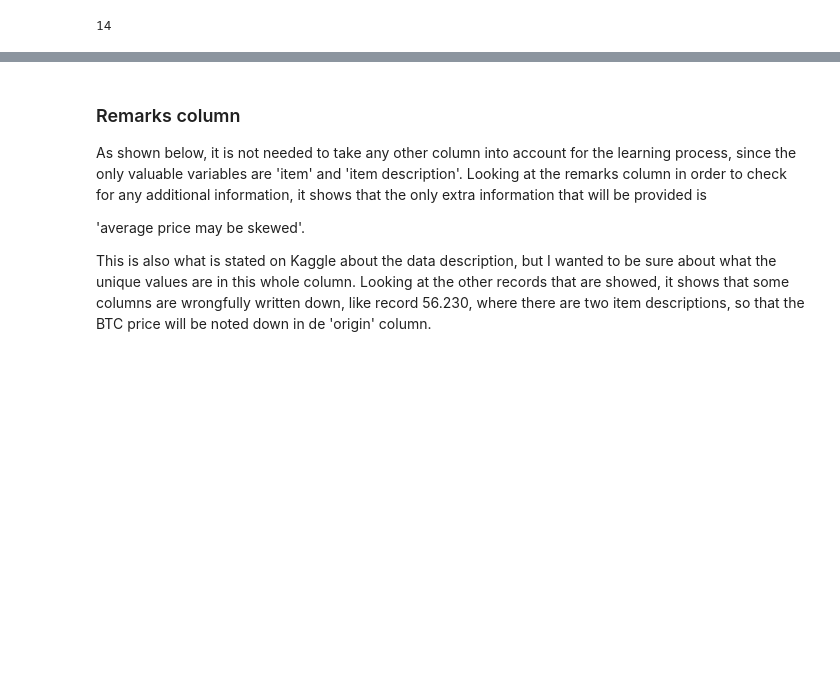
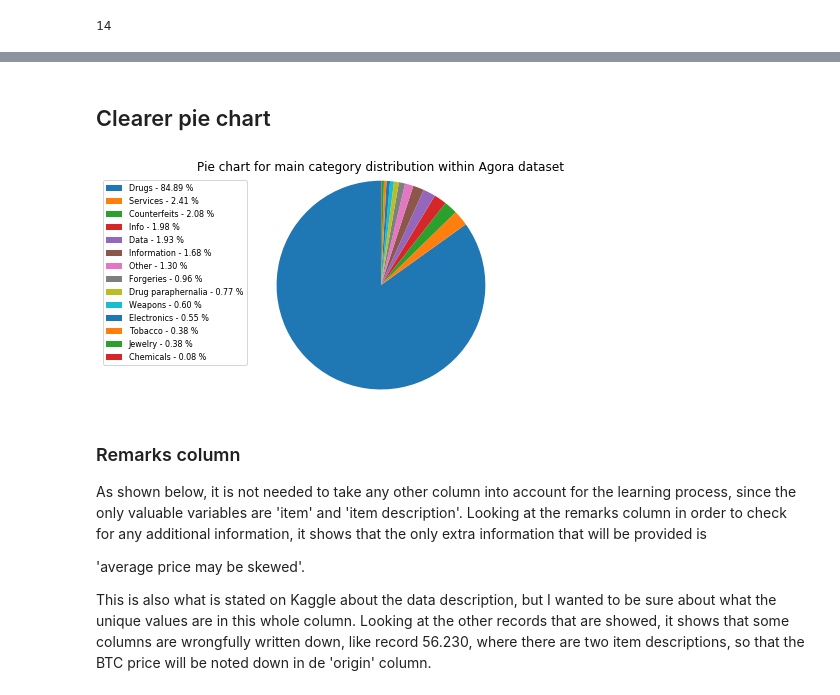
Before and after one commit to mmhverheijden/portfolio_THUAS, a Jupyter notebook: notebooks/Agora_Data_Exploration.ipynb, the cells around one changed output, grey strips where cells are left out. Cells and saved outputs as stored; diff of their text form; code cells hidden in the pictures; blank space fills up the shorter version.

```diff
--- a/notebooks/Agora_Data_Exploration.ipynb
+++ b/notebooks/Agora_Data_Exploration.ipynb
@@ -126,3 +139,24 @@ cats.nunique()
+# %% [markdown]
+## Clearer pie chart
+# %%
+x = np.char.array(['Drugs','Services','Counterfeits','Info','Data','Information','Other',
+                   'Forgeries','Drug paraphernalia','Weapons','Electronics','Tobacco','Jewelry','Chemicals'])
+y = np.array(catunique.value_counts()[catunique.value_counts() > 5])
+percent = 100.*y/y.sum()
+
+patches, texts = plt.pie(y, startangle=90, radius=1.2)
+labels = ['{0} - {1:1.2f} %'.format(i,j) for i,j in zip(x, percent)]
+
+sort_legend = True
+if sort_legend:
+    patches, labels, dummy =  zip(*sorted(zip(patches, labels, y),key=lambda x: x[2],reverse=True))
+
+plt.legend(patches, labels, loc='left center', bbox_to_anchor=(-0.1, 1.),
+           fontsize=8)
+plt.title('Pie chart for main category distribution within Agora dataset')
+plt.savefig('piechart.png', bbox_inches='tight')
+# %% [output]
+[figure, added]
 # %% [markdown]
 ### Remarks column
 As shown below, it is not needed to take any other column into account for the learning process, since the only valuable variables are 'item' and 'item description'. Looking at the remarks column in order to check for any additional information, it shows that the only extra information that will be provided is
```
Also changed, not shown: parts of 5 cells of this notebook, 9 other files.
